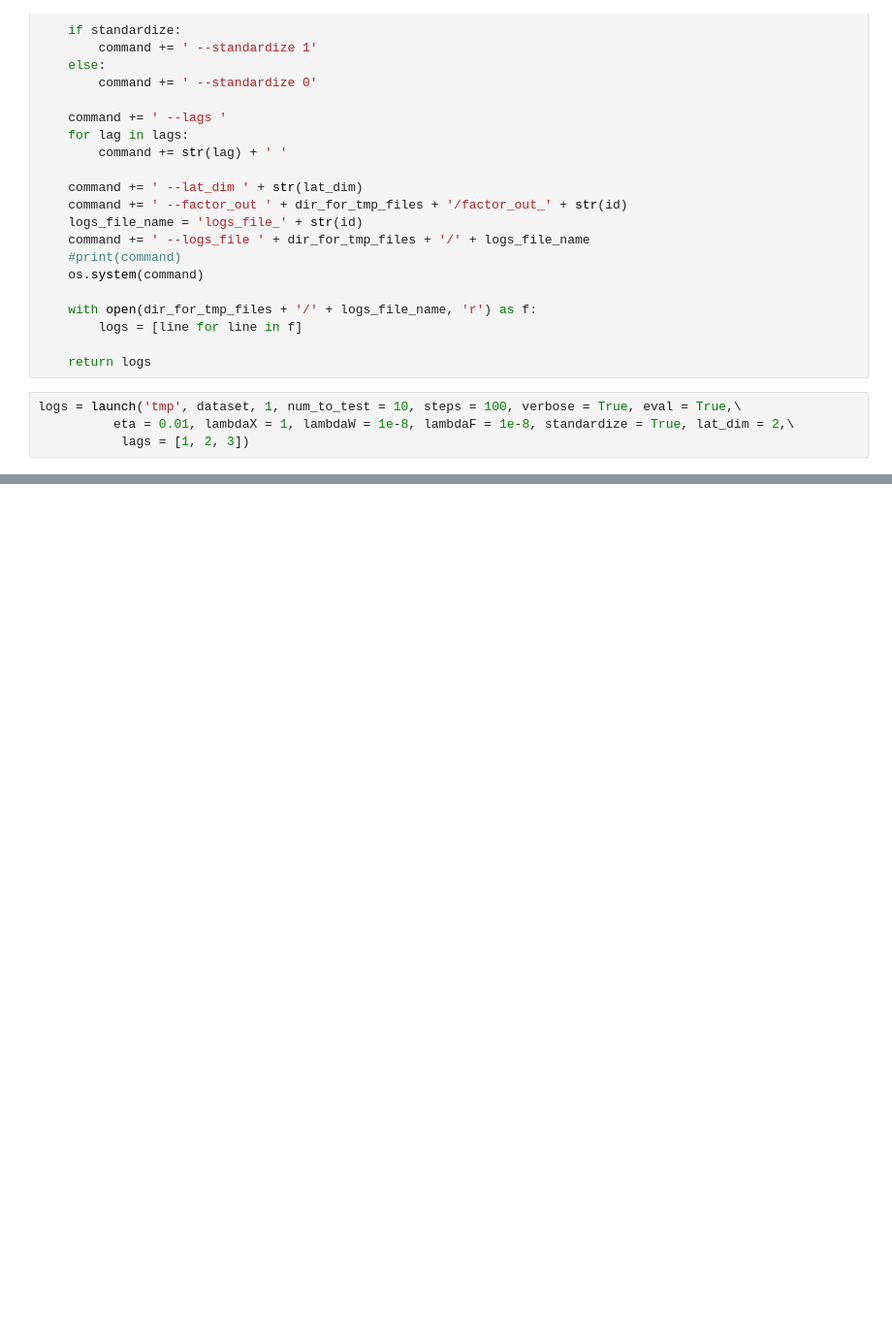
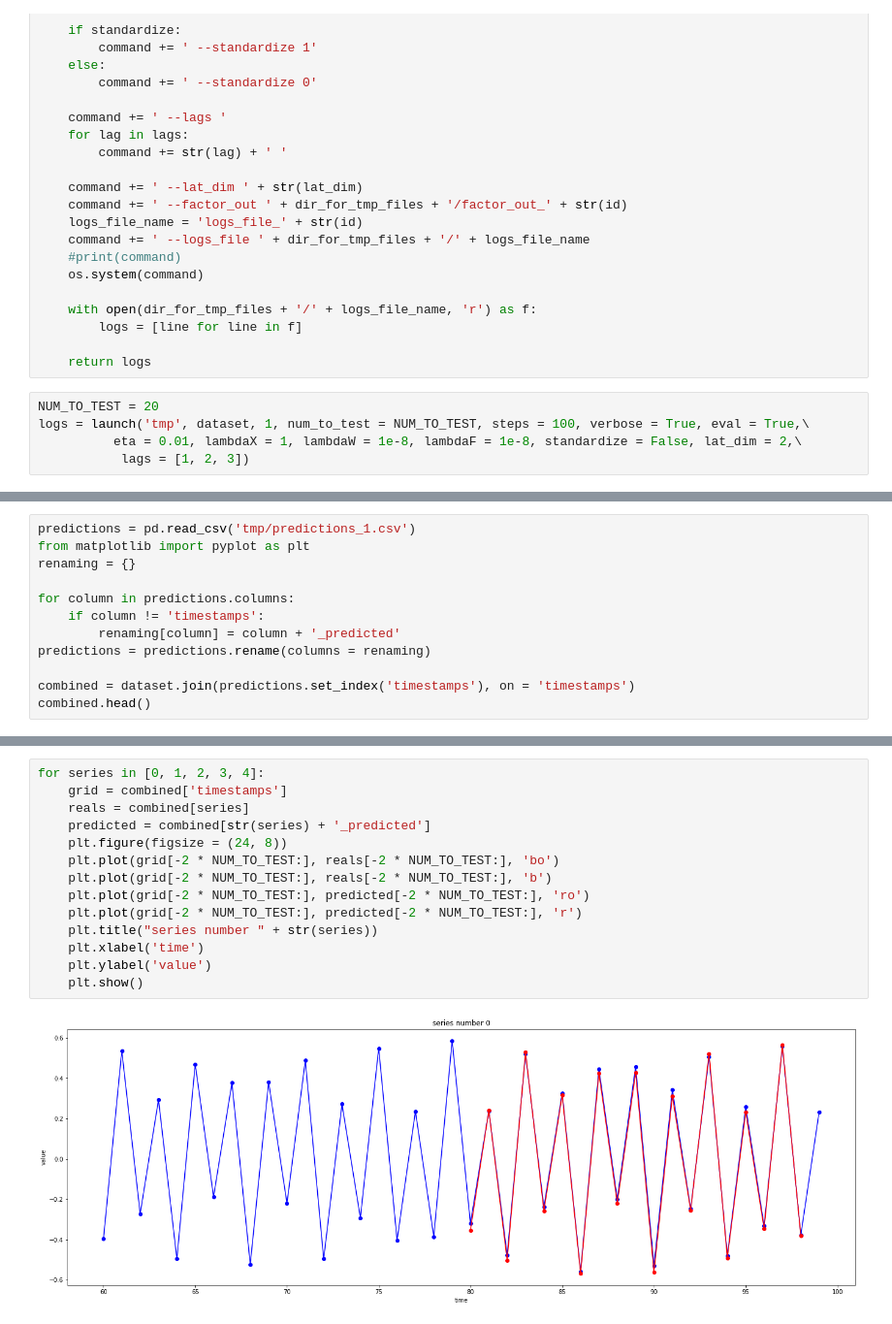
Before and after one commit to vladbataev/BigML, a Jupyter notebook: testing on synthetic data.ipynb, the cells around one changed output, grey strips where cells are left out. Shown at 97% size. Cells and saved outputs as stored; diff of their text form; blank space fills up the shorter version.

```diff
--- a/testing on synthetic data.ipynb
+++ b/testing on synthetic data.ipynb
@@ -129,8 +130,9 @@ def launch(dir_for_tmp_files, dataset, id, num_to_test = 50, steps = 100, verbos
 
     return logs
 # %%
-logs = launch('tmp', dataset, 1, num_to_test = 10, steps = 100, verbose = True, eval = True,\
-          eta = 0.01, lambdaX = 1, lambdaW = 1e-8, lambdaF = 1e-8, standardize = True, lat_dim = 2,\
+NUM_TO_TEST = 20
+logs = launch('tmp', dataset, 1, num_to_test = NUM_TO_TEST, steps = 100, verbose = True, eval = True,\
+          eta = 0.01, lambdaX = 1, lambdaW = 1e-8, lambdaF = 1e-8, standardize = False, lat_dim = 2,\
            lags = [1, 2, 3])
 # %%
 print("real coefficients: ")
@@ -159,0 +149,12 @@ restored F:
+# %%
+predictions = pd.read_csv('tmp/predictions_1.csv')
+from matplotlib import pyplot as plt
+renaming = {}
+
+for column in predictions.columns:
+    if column != 'timestamps':
+        renaming[column] = column + '_predicted'
+predictions = predictions.rename(columns = renaming)
+
+combined = dataset.join(predictions.set_index('timestamps'), on = 'timestamps')
+combined.head()
@@ -159,0 +168,16 @@ restored F:
+# %%
+for series in [0, 1, 2, 3, 4]:
+    grid = combined['timestamps']
+    reals = combined[series]
+    predicted = combined[str(series) + '_predicted']
+    plt.figure(figsize = (24, 8))
+    plt.plot(grid[-2 * NUM_TO_TEST:], reals[-2 * NUM_TO_TEST:], 'bo')
+    plt.plot(grid[-2 * NUM_TO_TEST:], reals[-2 * NUM_TO_TEST:], 'b')
+    plt.plot(grid[-2 * NUM_TO_TEST:], predicted[-2 * NUM_TO_TEST:], 'ro')
+    plt.plot(grid[-2 * NUM_TO_TEST:], predicted[-2 * NUM_TO_TEST:], 'r')
+    plt.title("series number " + str(series))
+    plt.xlabel('time')
+    plt.ylabel('value')
+    plt.show()
+# %% [output]
+[figure, added]
```
Also changed, not shown: parts of 6 cells of this notebook.
